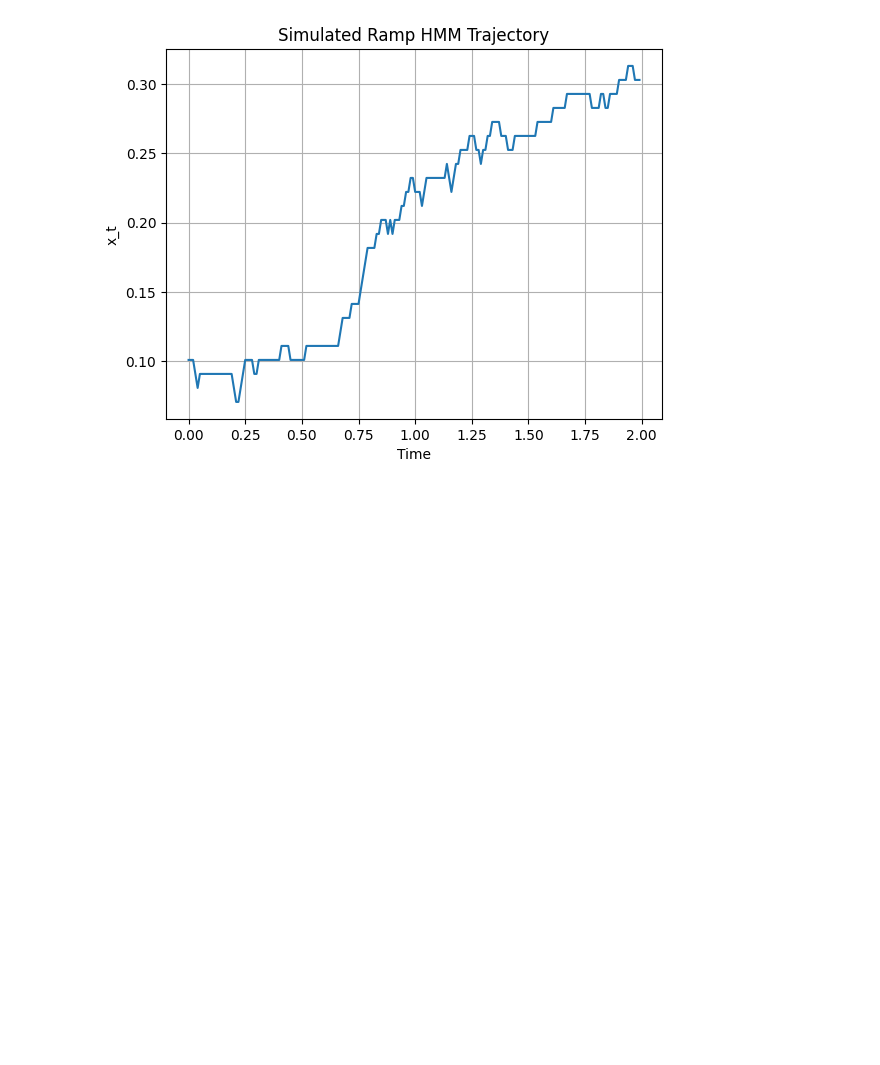
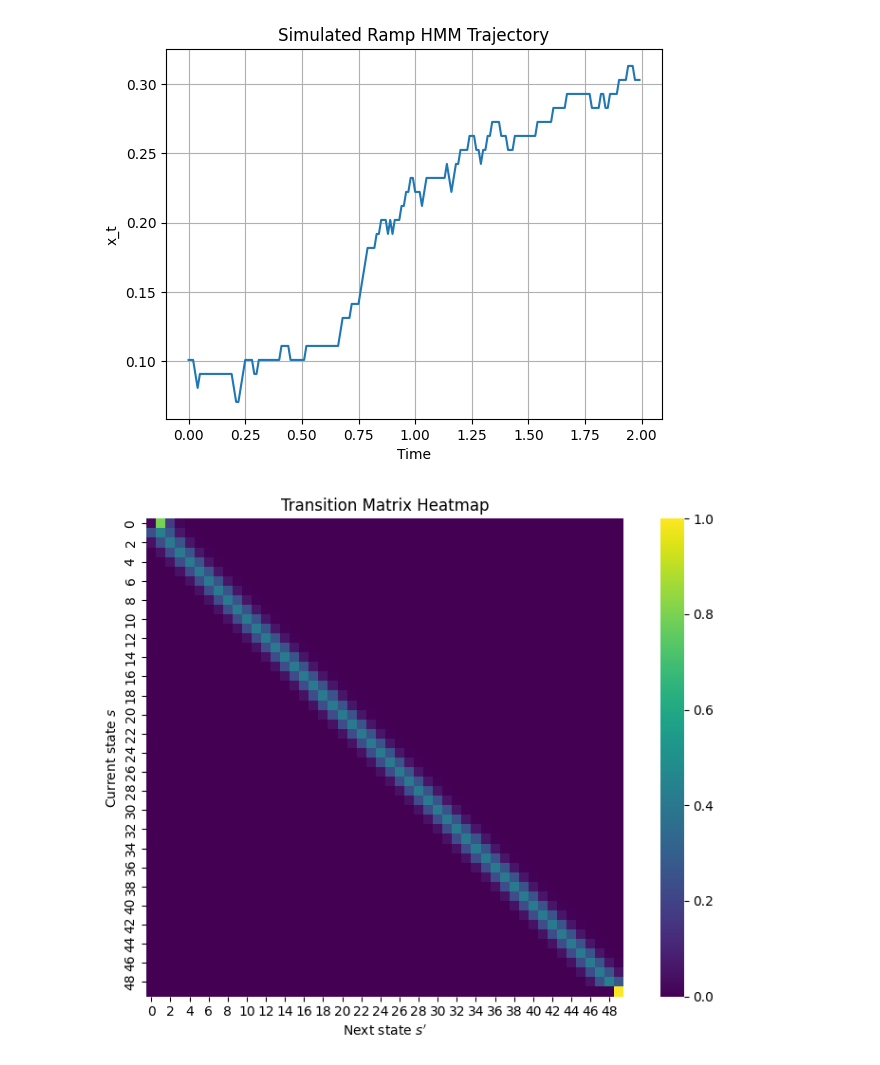
Before and after one commit to oparker7/gg3, a Jupyter notebook: Task 2/task2_first_attempt.ipynb, the cells around one changed output. Cells and saved outputs as stored; diff of their text form; code cells hidden in the pictures; blank space fills up the shorter version.

```diff
--- a/Task 2/task2_first_attempt.ipynb
+++ b/Task 2/task2_first_attempt.ipynb
@@ -431,3 +431,74 @@ if __name__ == "__main__":
     model.plot_trajectory(trajectory)
 # %% [output]
 [figure]
+# %%
+import numpy as np
+import matplotlib.pyplot as plt
+import seaborn as sns
+
+class DiscreteRampHMM:
+    def __init__(self, beta, sigma, dt, K, x0):
+        self.beta = beta
+        self.sigma = sigma
+        self.dt = dt
+        self.K = K
+        self.x0 = x0
+        self.grid = np.linspace(0, 1, K)
+        self.T = self._build_transition_matrix()
+        self.pi = self._build_initial_distribution()
+
+    def _build_transition_matrix(self):
+        T = np.zeros((self.K, self.K))
+        for s in range(self.K):
+            x = self.grid[s]
+            mu = x + self.beta * self.dt
+            std = self.sigma * np.sqrt(self.dt)
+
+            if x == 1:
+                T[s, -1] = 1.0
+                continue
+
+            for s_prime in range(self.K):
+                x_next = self.grid[s_prime]
+                if x > 0:
+                    T[s, s_prime] = self._truncated_normal_pdf(x_next, mu, std, lower=0, upper=1)
+                else:
+                    if x_next == 0:
+                        T[s, s_prime] = self._gaussian_cdf(0, mu, std)
+                    else:
+                        T[s, s_prime] = self._truncated_normal_pdf(x_next, mu, std, lower=0, upper=1)
+
+            # Normalize row to sum to 1
+            T[s] /= T[s].sum()
+
+        return T
+
+    def _build_initial_distribution(self):
+        mu = self.x0
+        std = self.sigma * np.sqrt(self.dt)
+        pi = np.array([self._truncated_normal_pdf(x, mu, std, 0, 1) for x in self.grid])
+        return pi / pi.sum()
+
+    def _truncated_normal_pdf(self, x, mu, sigma, lower, upper):
+        from scipy.stats import norm
+        Z = norm.cdf(upper, loc=mu, scale=sigma) - norm.cdf(lower, loc=mu, scale=sigma)
+        return norm.pdf(x, loc=mu, scale=sigma) / Z
+
+    def _gaussian_cdf(self, x, mu, sigma):
+        from scipy.stats import norm
+        return norm.cdf(x, loc=mu, scale=sigma)
+
+    def plot_transition_matrix(self):
+        plt.figure(figsize=(8, 6))
+        sns.heatmap(self.T, cmap="viridis", cbar=True, square=True)
+        plt.title("Transition Matrix Heatmap")
+        plt.xlabel("Next state $s'$")
+        plt.ylabel("Current state $s$")
+        plt.tight_layout()
+        plt.show()
+
+if __name__ == "__main__":
+    hmm = DiscreteRampHMM(beta=0.1, sigma=0.2, dt=0.01, K=50, x0=0.1)
+    hmm.plot_transition_matrix()
+# %% [output]
+[figure, added]
```
Also changed, not shown: parts of 1 cell of this notebook.
